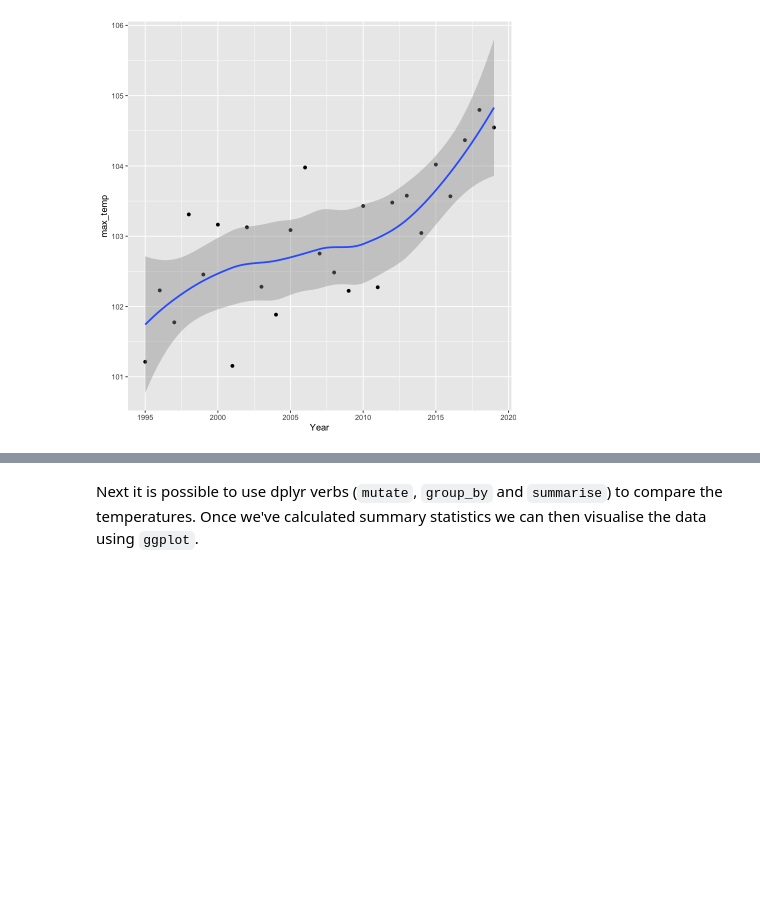
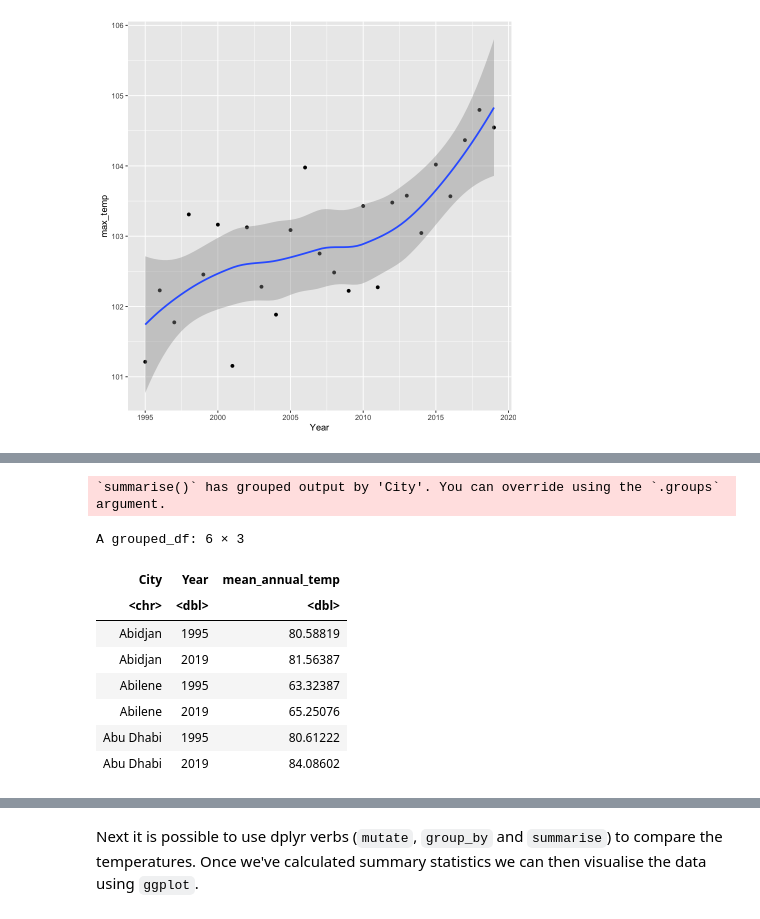
Before and after one commit to MatthewJWhittle/NCW2021, a Jupyter notebook: Introduction-R.ipynb, the cells around one changed output, grey strips where cells are left out. Saved outputs shown, nothing was run; the diff lists cells and outputs as text; code cells hidden in the pictures; blank space fills up the shorter version.

```diff
--- a/Introduction-R.ipynb
+++ b/Introduction-R.ipynb
@@ -200,6 +202,21 @@ First I'm going to filter the data for temperatures from 1995 and 2019.
 # %%
 city_temps_1995_2019 <-
     city_temps %>%
-    filter(Year %in% c(1995, 2019))
+    filter(Year %in% c(1995, 2019)) %>%
+    group_by(City, Year) %>%
+    summarise(mean_annual_temp = mean(monthly_average, na.rm = TRUE))
+
+head(city_temps_1995_2019)
+# %% [output]
+`summarise()` has grouped output by 'City'. You can override using the `.groups` argument.
+A grouped_df: 6 × 3
+| City | Year | mean_annual_temp |
+| <chr> | <dbl> | <dbl> |
+| Abidjan | 1995 | 80.58819 |
+| Abidjan | 2019 | 81.56387 |
+| Abilene | 1995 | 63.32387 |
+| Abilene | 2019 | 65.25076 |
+| Abu Dhabi | 1995 | 80.61222 |
+| Abu Dhabi | 2019 | 84.08602 |
 # %% [markdown]
 Now I'm going to split the temperatures into two columns: temperatures for each city in 1995 and 2019. This will make it much easier to compare the change in temperatures.
```
Also changed, not shown: parts of 7 cells of this notebook.
